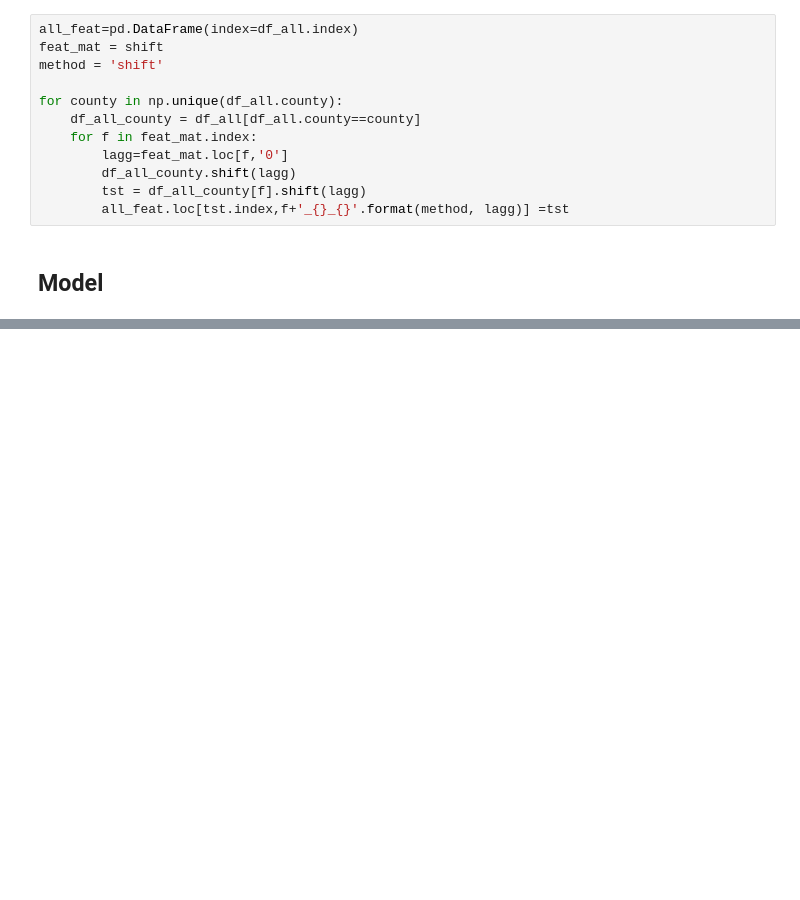
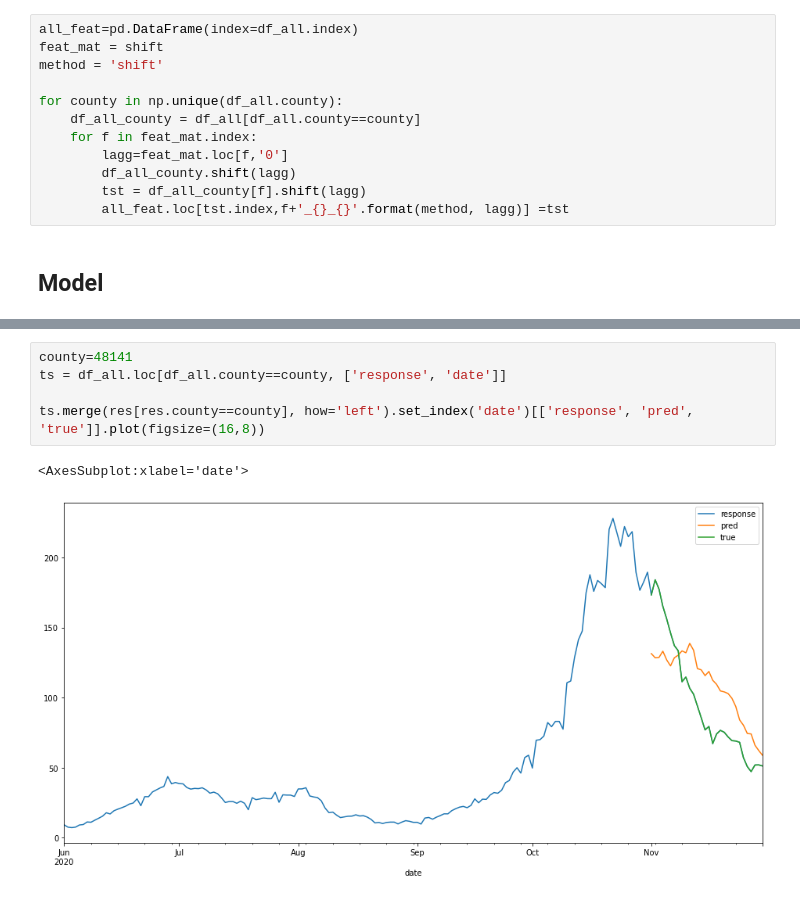
Before and after one commit to tlemenestrel/covid_case_incidence, a Jupyter notebook: notebooks/feature_selection.ipynb, the cells around one changed output, grey strips where cells are left out. Saved outputs shown, nothing was run; the diff lists cells and outputs as text; blank space fills up the shorter version.

```diff
--- a/notebooks/feature_selection.ipynb
+++ b/notebooks/feature_selection.ipynb
@@ -283,0 +347,8 @@ res.groupby('date')['loss'].mean().plot(kind='bar', figsize=(16,8))
+# %%
+county=48141
+ts = df_all.loc[df_all.county==county, ['response', 'date']]
+
+ts.merge(res[res.county==county], how='left').set_index('date')[['response', 'pred', 'true']].plot(figsize=(16,8))
+# %% [output]
+<AxesSubplot:xlabel='date'>
+[figure, added]
```
Also changed, not shown: parts of 23 cells of this notebook, 2 other files.
